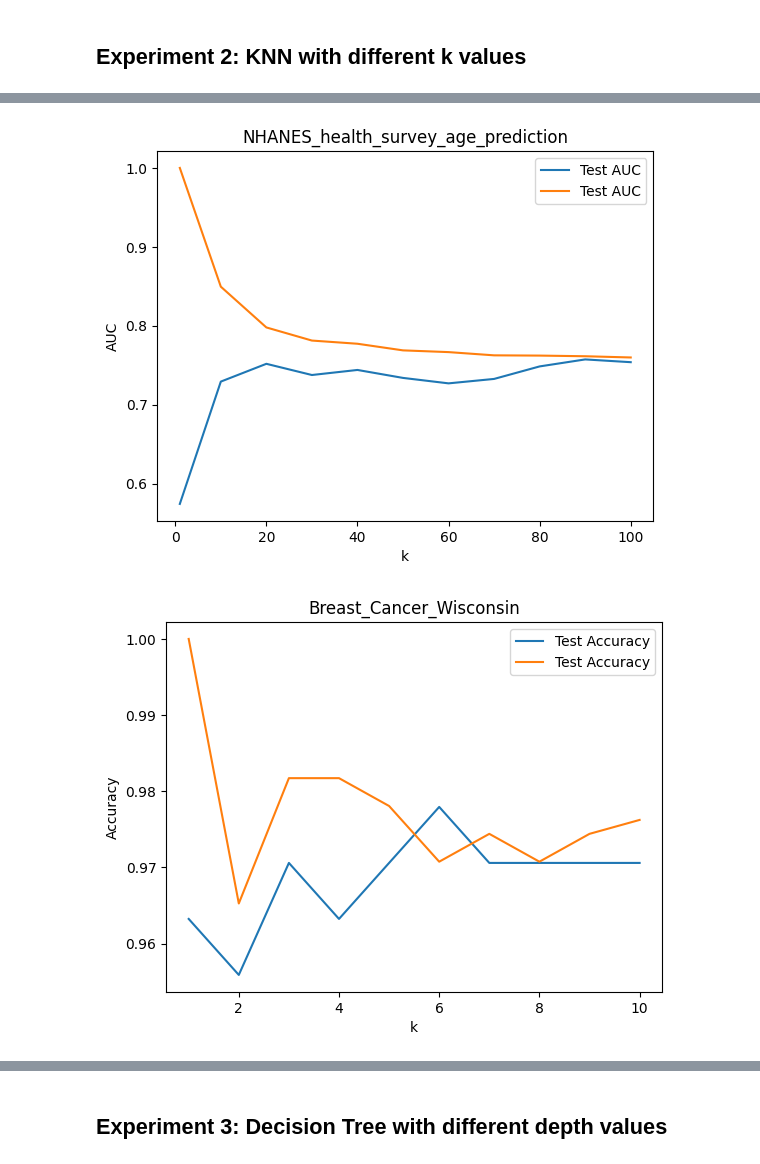
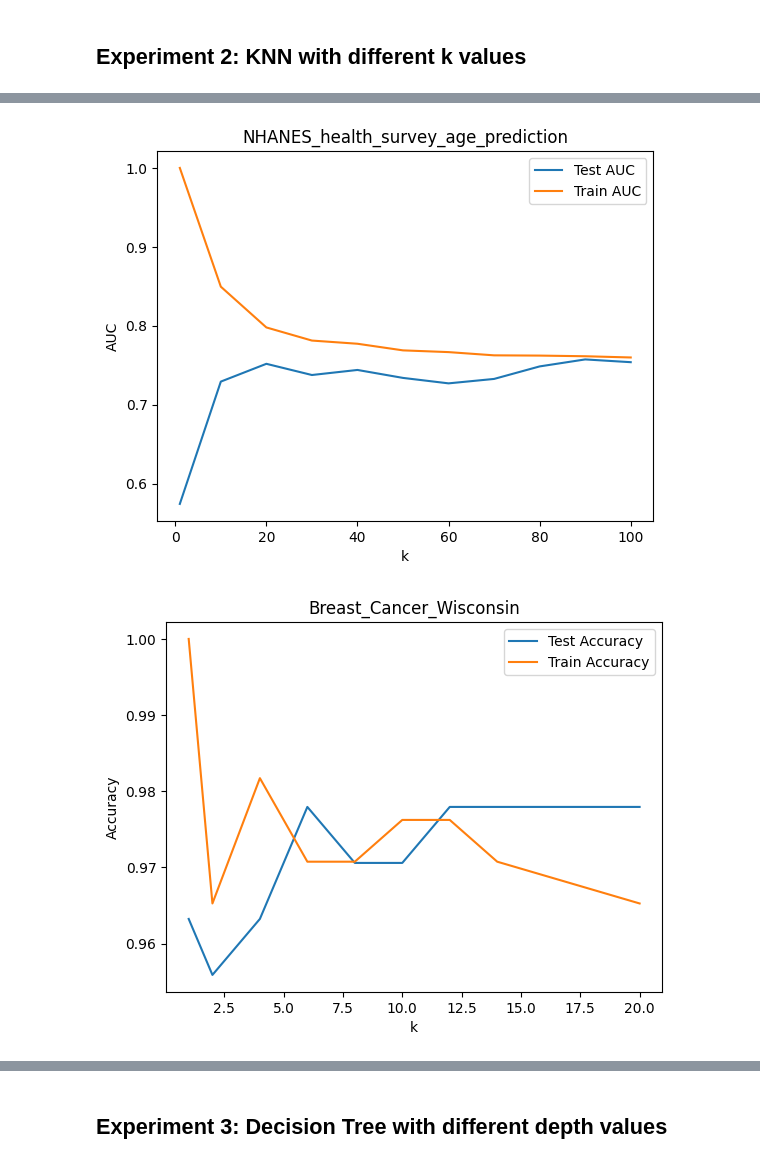
Before and after one commit to rudolfKischer/comp551asgn1, a Jupyter notebook: KNNexperiments.ipynb, the cells around one changed output, grey strips where cells are left out. Cells and saved outputs as stored; diff of their text form; code cells hidden in the pictures.

```diff
--- a/KNNexperiments.ipynb
+++ b/KNNexperiments.ipynb
@@ -976,9 +976,9 @@ def experiment2(D, test_split=0.2, k_start=1, k_stop=10, k_step=1):
   return results
 
 # Run the experiment on the two datasets
-results_1 = experiment2(dataset_1, k_stop=100, k_step=10)
+exp2_results_1 = experiment2(dataset_1, k_stop=100, k_step=10)
 
-results_2 = experiment2(dataset_2)
+exp2_results_2 = experiment2(dataset_2, k_stop=20, k_step=2)
 # %% [output]
 k=1, AUC_t=1.0, AUC_e=0.5741943241943241, Accuracy_t=1.0, Accuracy_e=0.7736263736263737
 k=10, AUC_t=0.849520905923345, AUC_e=0.7292139077853363, Accuracy_t=0.85957213384531, Accuracy_e=0.832967032967033
@@ -1002,7 +1002,8 @@ k=10, AUC_t=0.997389412617839, AUC_e=0.9955673758865248, Accuracy_t=0.9762340036
 
 def plot_results_exp2(results, title):
 
-  plt.plot(results['k'], results['Accuracy_e'],results['k'], results['Accuracy_t'], label='Test Accuracy')
+  plt.plot(results['k'], results['Accuracy_e'], label='Test Accuracy')
+  plt.plot(results['k'], results['Accuracy_t'], label='Train Accuracy')
   plt.xlabel('k')
   plt.ylabel('Accuracy')
   # add label key for the line
@@ -1012,7 +1013,9 @@ def plot_results_exp2(results, title):
 
 
   # plot the AUC for each k value
-  plt.plot(results['k'], results['AUC_e'],results['k'], results['AUC_t'], label='Test AUC')
+  plt.plot(results['k'], results['AUC_e'], label='Test AUC')
+  plt.plot(results['k'], results['AUC_t'], label='Train AUC')
+
   plt.xlabel('k')
   plt.ylabel('AUC')
   # add label key for the line
@@ -1021,8 +1024,8 @@ def plot_results_exp2(results, title):
   plt.show()
 # %%
 # plot the results for each dataset
-plot_results_exp2(results_1, DATA_SET_1_NAME)
-plot_results_exp2(results_2, DATA_SET_2_NAME)
+plot_results_exp2(exp2_results_1, DATA_SET_1_NAME)
+plot_results_exp2(exp2_results_2, DATA_SET_2_NAME)
 
 # plot the roc curve for the best k value, the worst k value, and the middle k value
 def plot_k_roc(results, k_values, title):
@@ -1050,6 +1053,6 @@ def get_k_to_plot(results):
   k_values = [min_k, max_k]
   return k_values
 
-plot_k_roc(results_1, get_k_to_plot(results_1), 'Dataset 1')
-plot_k_roc(results_2, get_k_to_plot(results_2), 'Dataset 2')
+plot_k_roc(exp2_results_1, get_k_to_plot(exp2_results_1), 'Dataset 1')
+plot_k_roc(exp2_results_2, get_k_to_plot(exp2_results_2), 'Dataset 2')
 # %% [output]
@@ -1057,2 +1060,2 @@ plot_k_roc(results_2, get_k_to_plot(results_2), 'Dataset 2')
-[figure, old version]
+[figure, new version]
-[figure, old version]
+[figure, new version]
```
Also changed, not shown: parts of 16 cells of this notebook.
